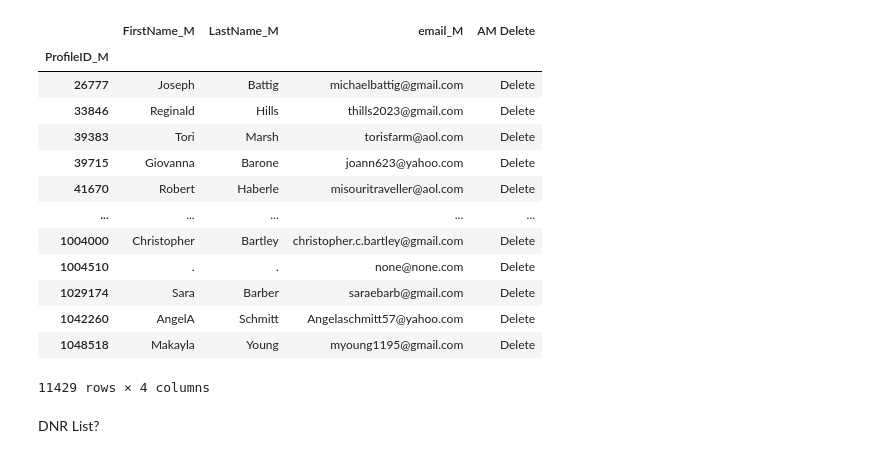
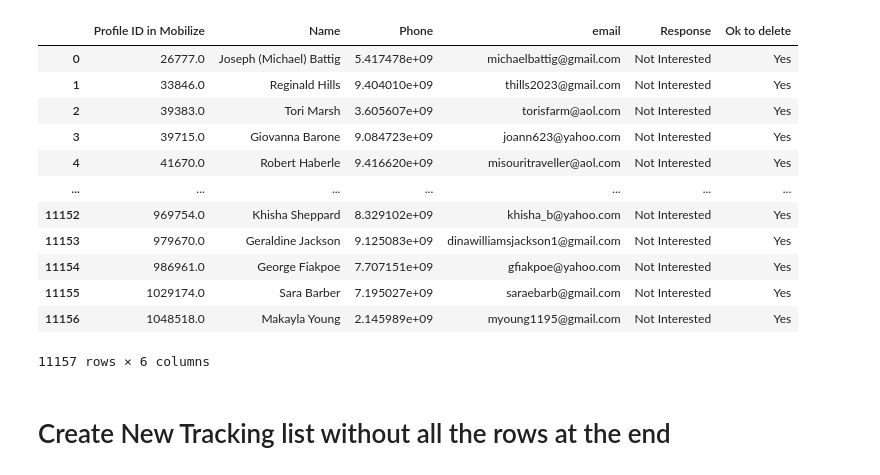
Before and after one commit to julieheadlee/DataCleanup, a Jupyter notebook: Data Cleanup checklist.ipynb, the cells around one changed output. Saved outputs shown, nothing was run; the diff lists cells and outputs as text; code cells hidden in the pictures.

```diff
--- a/Data Cleanup checklist.ipynb
+++ b/Data Cleanup checklist.ipynb
@@ -32,19 +29,0 @@ delete_df = file_df.loc[file_df['AM Delete'] == 'Delete',['FirstName_M', 'LastNa
-# %%
-delete_df
-# %% [output]
-|  | FirstName_M | LastName_M | email_M | AM Delete |
-| ProfileID_M |  |  |  |  |
-| 26777 | Joseph | Battig | michaelbattig@gmail.com | Delete |
-| 33846 | Reginald | Hills | thills2023@gmail.com | Delete |
-| 39383 | Tori | Marsh | torisfarm@aol.com | Delete |
-| 39715 | Giovanna | Barone | joann623@yahoo.com | Delete |
-| 41670 | Robert | Haberle | misouritraveller@aol.com | Delete |
-| ... | ... | ... | ... | ... |
-| 1004000 | Christopher | Bartley | christopher.c.bartley@gmail.com | Delete |
-| 1004510 | . | . | none@none.com | Delete |
-| 1029174 | Sara | Barber | saraebarb@gmail.com | Delete |
-| 1042260 | AngelA | Schmitt | Angelaschmitt57@yahoo.com | Delete |
-| 1048518 | Makayla | Young | myoung1195@gmail.com | Delete |
-11429 rows × 4 columns
-# %% [markdown]
-DNR List?
@@ -50,0 +32,19 @@ DNR List?
+# %%
+not_int_df = pd.read_excel(master_path + "am_Nos.xlsx")
+not_int_df
+# %% [output]
+|  | Profile ID in Mobilize | Name | Phone | email | Response | Ok to delete |
+| 0 | 26777.0 | Joseph (Michael) Battig | 5.417478e+09 | michaelbattig@gmail.com | Not Interested | Yes |
+| 1 | 33846.0 | Reginald Hills | 9.404010e+09 | thills2023@gmail.com | Not Interested | Yes |
+| 2 | 39383.0 | Tori Marsh | 3.605607e+09 | torisfarm@aol.com | Not Interested | Yes |
+| 3 | 39715.0 | Giovanna Barone | 9.084723e+09 | joann623@yahoo.com | Not Interested | Yes |
+| 4 | 41670.0 | Robert Haberle | 9.416620e+09 | misouritraveller@aol.com | Not Interested | Yes |
+| ... | ... | ... | ... | ... | ... | ... |
+| 11152 | 969754.0 | Khisha Sheppard | 8.329102e+09 | khisha_b@yahoo.com | Not Interested | Yes |
+| 11153 | 979670.0 | Geraldine Jackson | 9.125083e+09 | dinawilliamsjackson1@gmail.com | Not Interested | Yes |
+| 11154 | 986961.0 | George Fiakpoe | 7.707151e+09 | gfiakpoe@yahoo.com | Not Interested | Yes |
+| 11155 | 1029174.0 | Sara Barber | 7.195027e+09 | saraebarb@gmail.com | Not Interested | Yes |
+| 11156 | 1048518.0 | Makayla Young | 2.145989e+09 | myoung1195@gmail.com | Not Interested | Yes |
+11157 rows × 6 columns
+# %% [markdown]
+<H1>Create New Tracking list without all the rows at the end
```
Also changed, not shown: parts of 19 cells of this notebook.
